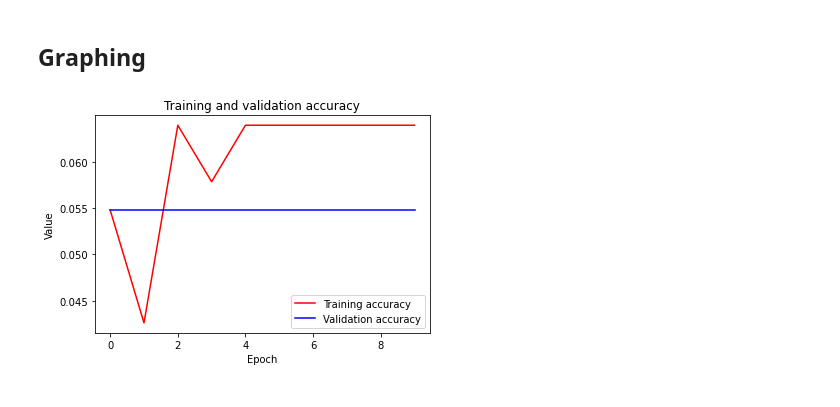
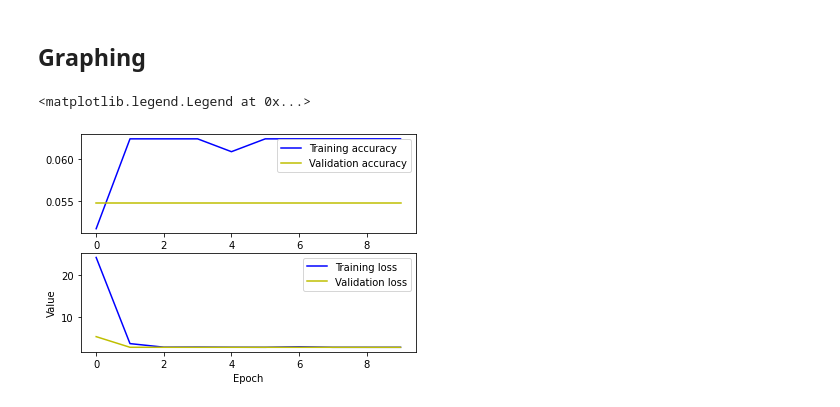
Before and after one commit to LuckyPotatoe/Batik-Kita, a Jupyter notebook: model.ipynb, the cells around one changed output. Saved outputs shown, nothing was run; the diff lists cells and outputs as text; code cells hidden in the pictures.

```diff
--- a/model.ipynb
+++ b/model.ipynb
@@ -172,25 +194,34 @@ IMAGE_SHAPE = [200, 200]
+# %%
+IMAGE_SHAPE = [200, 200]
+BATCH_SIZE = 64
 # %%
 training_datagen = ImageDataGenerator(
     # Might need further augmentation
-    rescale=1/255.0
+    rescale = 1/255.0,
+    rotation_range = 40,
+    width_shift_range = 0.2,
+    height_shift_range = 0.2,
+    shear_range = 0.2,
+    zoom_range = 0.2,
+    horizontal_flip = True
 )
 
 testing_datagen = ImageDataGenerator(
-    rescale=1/255.0
+    rescale = 1/255.0,
 )
 
 training_generator = training_datagen.flow_from_directory(
     TRAINING_DIR,
     target_size=IMAGE_SHAPE,
     class_mode='categorical',
-    batch_size=32
+    batch_size=BATCH_SIZE
 )
 
 testing_generator = testing_datagen.flow_from_directory(
     TESTING_DIR,
     target_size=IMAGE_SHAPE,
     class_mode='categorical',
-    batch_size=32
+    batch_size=BATCH_SIZE
 )
 # %% [output]
 Found 657 images belonging to 20 classes.
@@ -292,17 +325,21 @@ Epoch 10/10
 # %%
 acc = history.history['accuracy']
 val_acc = history.history['val_accuracy']
 loss = history.history['loss']
 val_loss = history.history['val_loss']
 
 epochs = range(len(acc))
 
-plt.plot(epochs, acc, 'r', label='Training accuracy')
-plt.plot(epochs, val_acc, 'b', label='Validation accuracy')
-plt.title("Training and validation accuracy")
-plt.xlabel('Epoch')
-plt.ylabel('Value')
-plt.legend(loc=0)
-plt.show()
+fig, axs = plt.subplots(2)
+axs[0].plot(epochs, acc, 'b', label='Training accuracy')
+axs[0].plot(epochs, val_acc, 'y', label='Validation accuracy')
+axs[0].legend(loc=0)
+
+axs[1].plot(epochs, loss, 'b', label='Training loss')
+axs[1].plot(epochs, val_loss, 'y', label='Validation loss')
+axs[1].set_xlabel('Epoch')
+axs[1].set_ylabel('Value')
+axs[1].legend(loc=0)
 # %% [output]
+<matplotlib.legend.Legend at 0x...>
-[figure, old version]
+[figure, new version]
```
Also changed, not shown: parts of 11 cells of this notebook.
